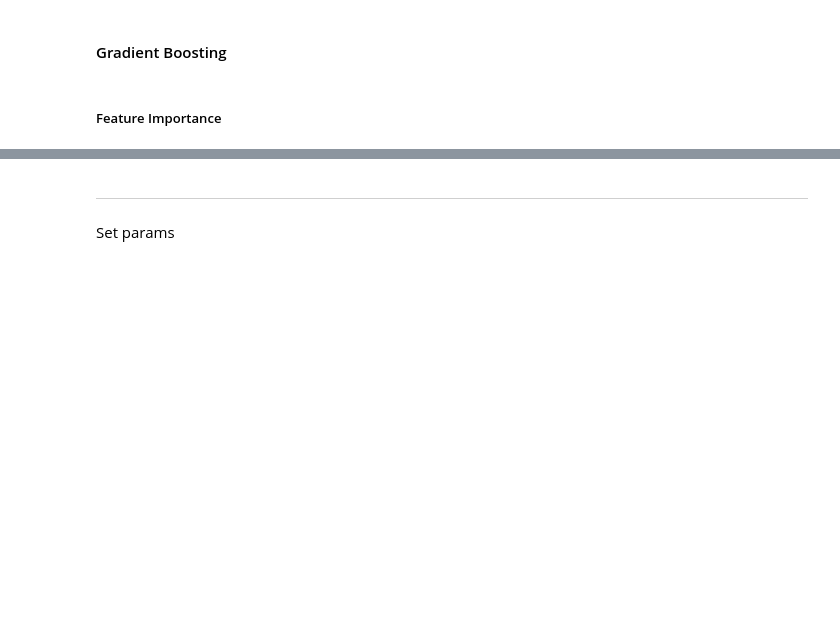
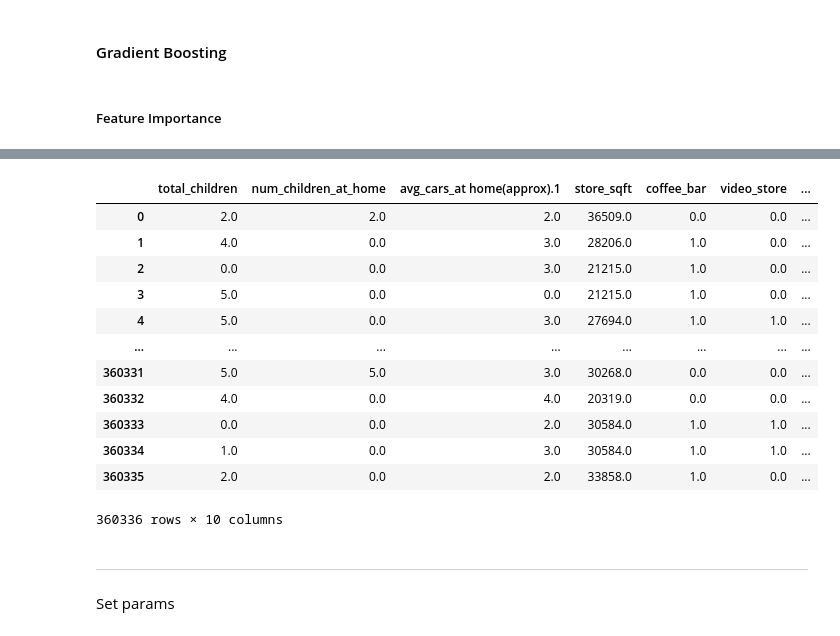
Before and after one commit to peterbull/s03e11_media, a Jupyter notebook: media_campaign_cost_boost.ipynb, the cells around one changed output, grey strips where cells are left out. Drawn from its saved outputs; the diff is of its cells as text; code cells hidden in the pictures; blank space fills up the shorter version.

```diff
--- a/media_campaign_cost_boost.ipynb
+++ b/media_campaign_cost_boost.ipynb
@@ -234,0 +247,16 @@ plot_fi(model.feature_importances_)
+# %%
+df_train
+# %% [output]
+|  | total_children | num_children_at_home | avg_cars_at home(approx).1 | store_sqft | coffee_bar | video_store | ... |
+| 0 | 2.0 | 2.0 | 2.0 | 36509.0 | 0.0 | 0.0 | ... |
+| 1 | 4.0 | 0.0 | 3.0 | 28206.0 | 1.0 | 0.0 | ... |
+| 2 | 0.0 | 0.0 | 3.0 | 21215.0 | 1.0 | 0.0 | ... |
+| 3 | 5.0 | 0.0 | 0.0 | 21215.0 | 1.0 | 0.0 | ... |
+| 4 | 5.0 | 0.0 | 3.0 | 27694.0 | 1.0 | 1.0 | ... |
+| ... | ... | ... | ... | ... | ... | ... | ... |
+| 360331 | 5.0 | 5.0 | 3.0 | 30268.0 | 0.0 | 0.0 | ... |
+| 360332 | 4.0 | 0.0 | 4.0 | 20319.0 | 0.0 | 0.0 | ... |
+| 360333 | 0.0 | 0.0 | 2.0 | 30584.0 | 1.0 | 1.0 | ... |
+| 360334 | 1.0 | 0.0 | 3.0 | 30584.0 | 1.0 | 1.0 | ... |
+| 360335 | 2.0 | 0.0 | 2.0 | 33858.0 | 1.0 | 0.0 | ... |
+360336 rows × 10 columns
```
Also changed, not shown: parts of 12 cells of this notebook.
